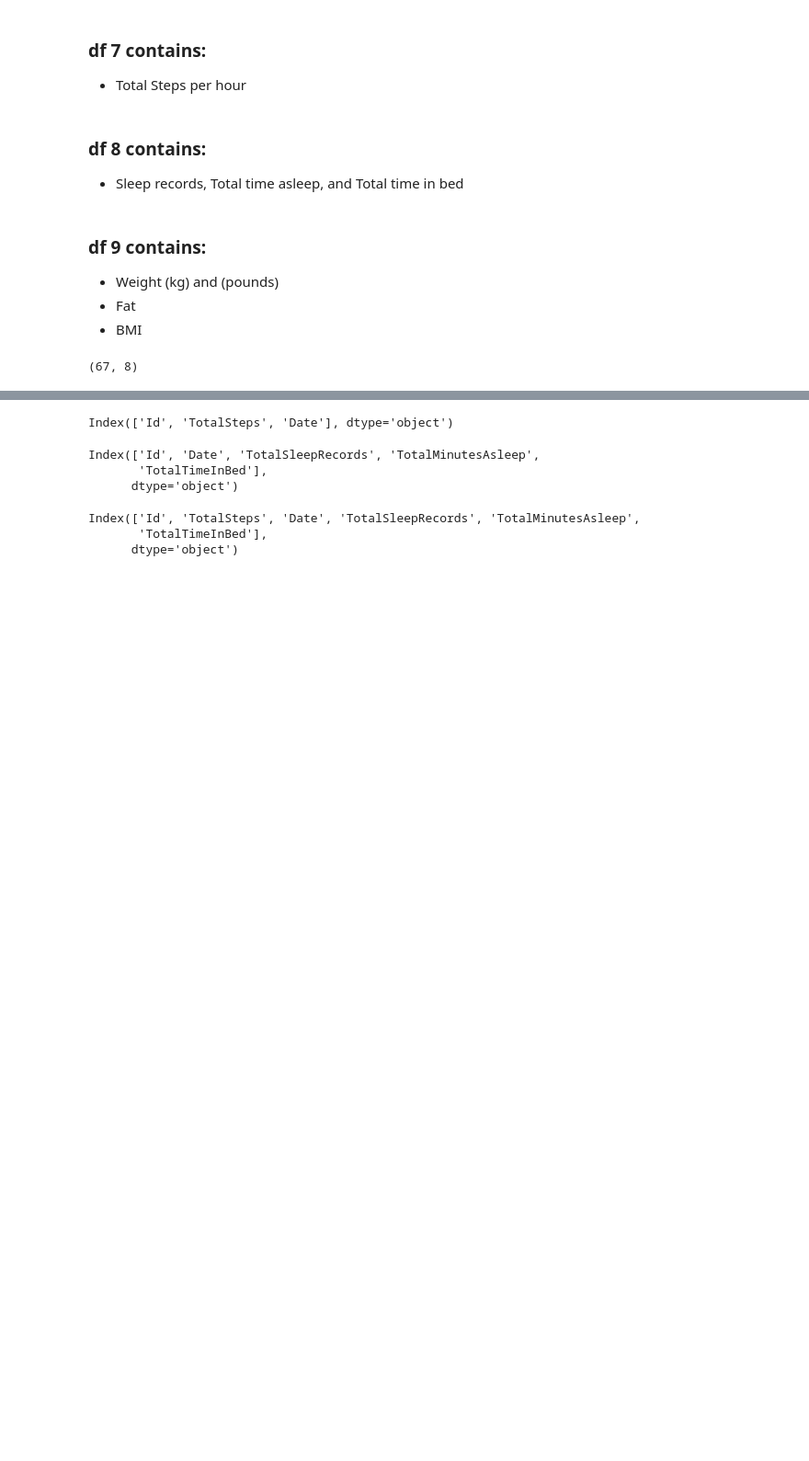
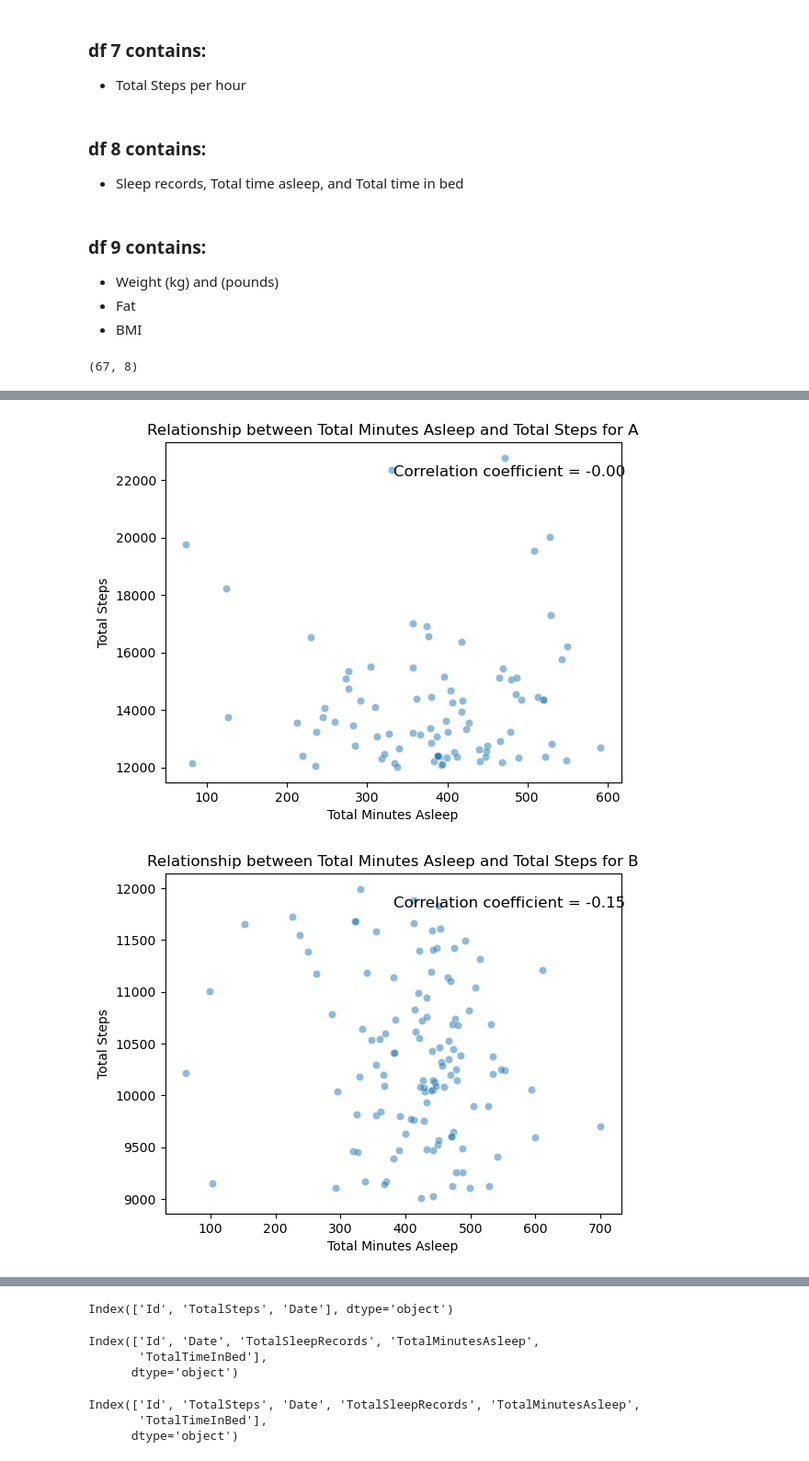
Before and after one commit to Floriuk/Project-1-Bellabeat, a Jupyter notebook: 08-05-23 Proyecto 1/Exploratory_Analysis_Bellabeat.ipynb, the cells around one changed output, grey strips where cells are left out. Shown at 92% size. Saved outputs shown, nothing was run; the diff lists cells and outputs as text; code cells hidden in the pictures; blank space fills up the shorter version.

```diff
--- a/08-05-23 Proyecto 1/Exploratory_Analysis_Bellabeat.ipynb
+++ b/08-05-23 Proyecto 1/Exploratory_Analysis_Bellabeat.ipynb
@@ -248,0 +311,29 @@ df9.shape
+# %%
+# get unique activity levels
+activity_levels = relationship_users_steps_sleep['activity_level'].unique()
+
+# create a scatter plot for each activity level
+for activity_level in activity_levels:
+    # filter the data for the current activity level
+    data = relationship_users_steps_sleep[relationship_users_steps_sleep['activity_level'] == activity_level]
+
+    # create a scatter plot for the current activity level
+    sns.scatterplot(x='TotalMinutesAsleep', y='TotalSteps', data=data, alpha=0.5)
+
+    # calculate correlation coefficient for the current activity level
+    corr_coef = data['TotalMinutesAsleep'].corr(data['TotalSteps'])
+
+    # add correlation coefficient to plot for the current activity level
+    plt.annotate('Correlation coefficient = {:.2f}'.format(corr_coef),
+                 xy=(0.5, 0.9), xycoords='axes fraction', fontsize=12)
+
+    # add axis labels and title for the current activity level
+    plt.xlabel('Total Minutes Asleep')
+    plt.ylabel('Total Steps')
+    plt.title('Relationship between Total Minutes Asleep and Total Steps for {}'.format(activity_level))
+
+    # display plot for the current activity level
+    plt.show()
+# %% [output]
+[figure, added]
+[figure, added]
```
Also changed, not shown: parts of 25 cells of this notebook.
